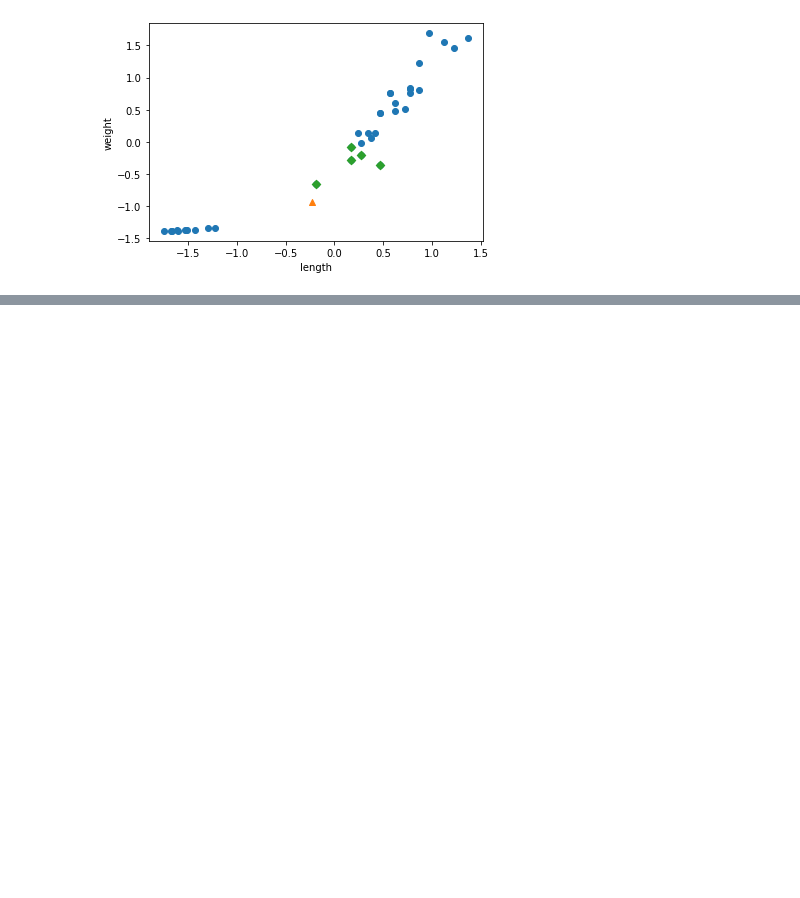
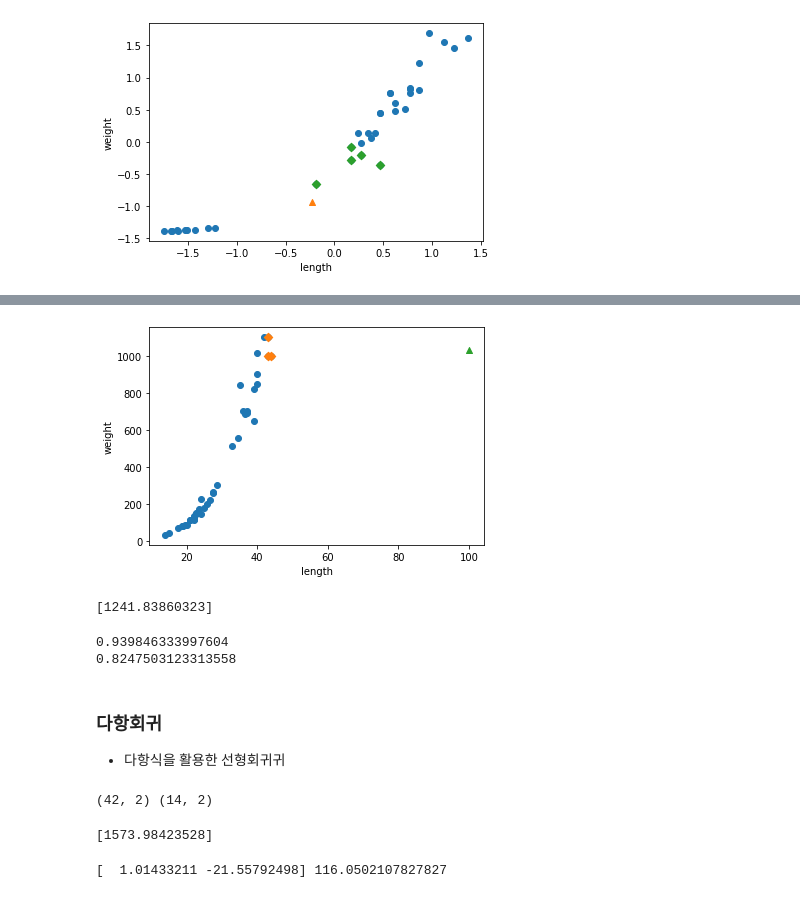
Before and after one commit to BongSeongEun/AI-Study, a Jupyter notebook: self_studying_machine_llearning.ipynb, the cells around one changed output, grey strips where cells are left out. Drawn from its saved outputs; the diff is of its cells as text; code cells hidden in the pictures; blank space fills up the shorter version.

```diff
--- a/self_studying_machine_llearning.ipynb
+++ b/self_studying_machine_llearning.ipynb
@@ -205,0 +304,43 @@ plt.show()
+# %%
+distances, indexes = knr.kneighbors([[100]])
+plt.scatter(train_input, train_target)
+plt.scatter(train_input[indexes], train_target[indexes], marker='D')
+plt.scatter(100, 1033, marker='^')
+plt.xlabel('length')
+plt.ylabel('weight')
+plt.show()
+# %% [output]
+[figure, added]
+# %%
+from sklearn.linear_model import LinearRegression
+lr = LinearRegression()
+lr.fit(train_input, train_target)
+print(lr.predict([[50]]))
+# %% [output]
+[1241.83860323]
+# %%
+print(lr.score(train_input, train_target))
+print(lr.score(test_input, test_target))
+# %% [output]
+0.939846333997604
+0.8247503123313558
+# %% [markdown]
+### 다항회귀
+- 다항식을 활용한 선형회귀귀
+# %%
+train_poly = np.column_stack((train_input ** 2, train_input))
+test_poly = np.column_stack((test_input ** 2, test_input))
+print(train_poly.shape, test_poly.shape)
+# %% [output]
+(42, 2) (14, 2)
+# %%
+lr = LinearRegression()
+lr.fit(train_poly, train_target)
+
+print(lr.predict([[50**2, 50]]))
+# %% [output]
+[1573.98423528]
+# %%
+print(lr.coef_, lr.intercept_)
+# %% [output]
+[  1.01433211 -21.55792498] 116.0502107827827
```
Also changed, not shown: parts of 21 cells of this notebook.
